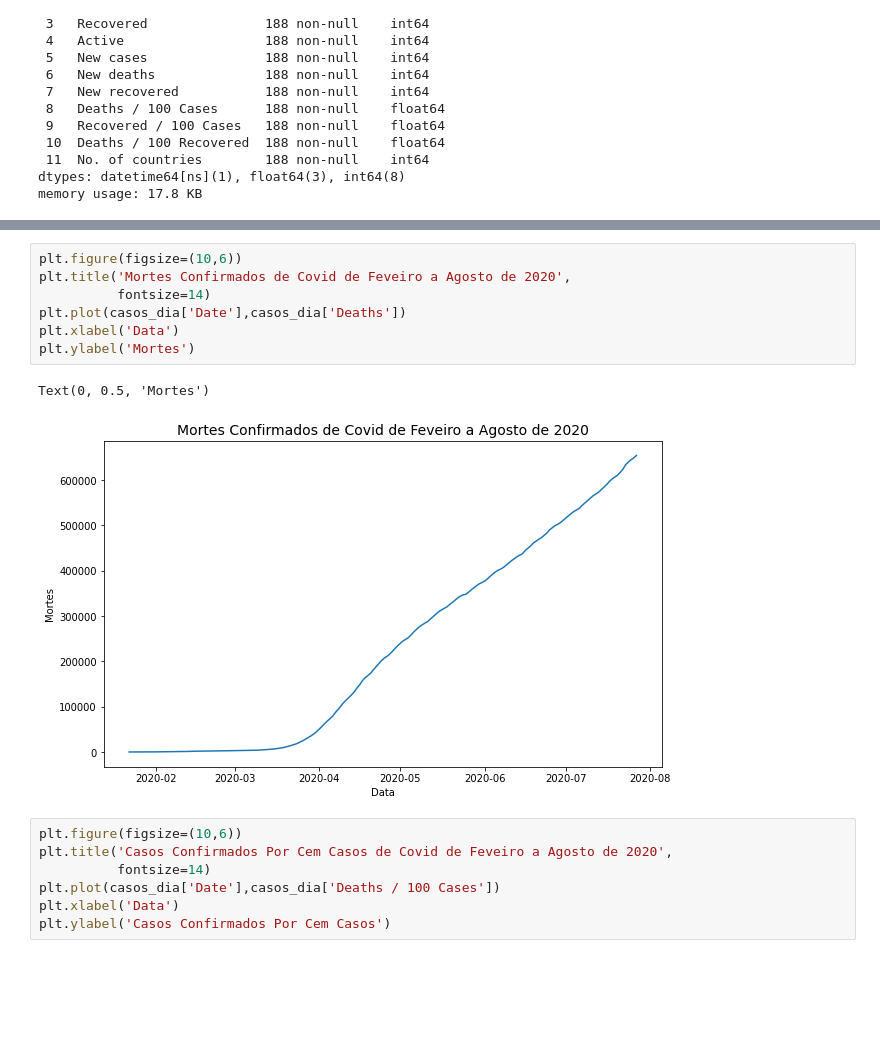
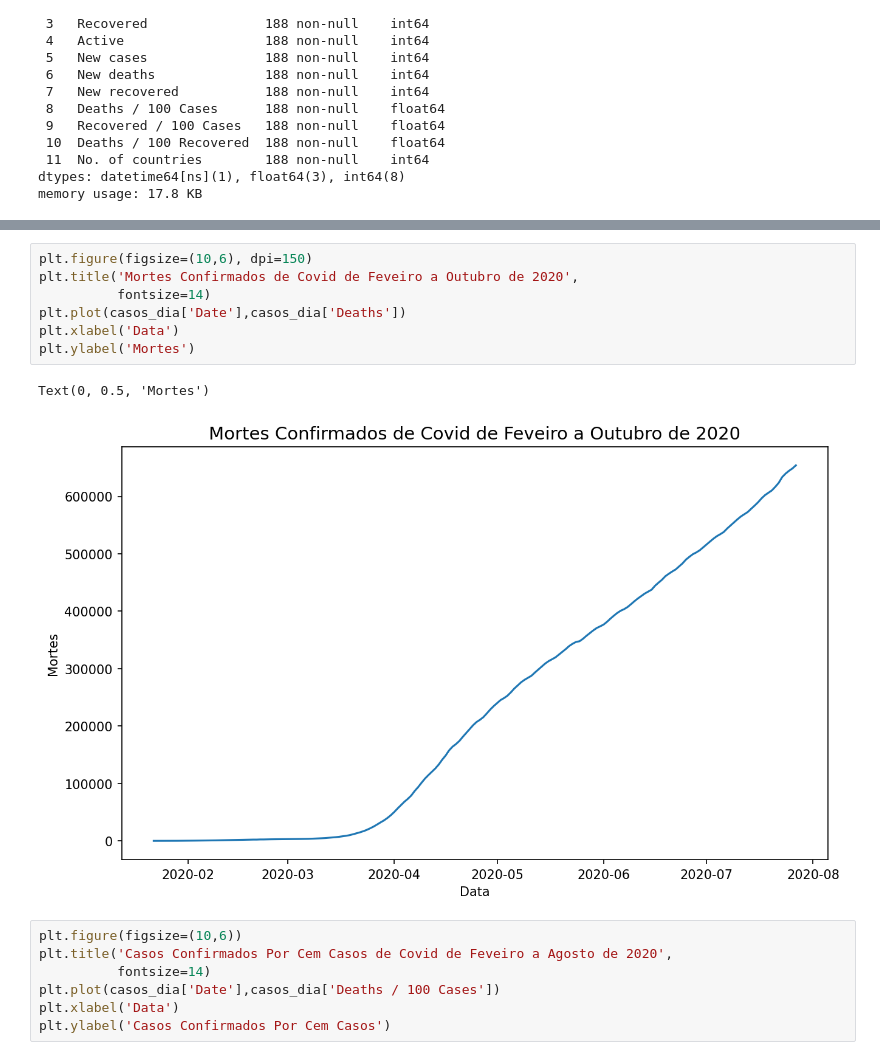
Before and after one commit to aaasatoou/bootcamp_blue_Projeto2, a Jupyter notebook: Notebooks/Sprint 1/Gustavo/Análise_Inicial.ipynb, the cells around one changed output, grey strips where cells are left out. Cells and saved outputs as stored; diff of their text form; blank space fills up the shorter version.

```diff
--- a/Notebooks/Sprint 1/Gustavo/Análise_Inicial.ipynb
+++ b/Notebooks/Sprint 1/Gustavo/Análise_Inicial.ipynb
@@ -245,13 +243,13 @@ Text(0, 0.5, 'Casos Confirmados')
 # %%
-plt.figure(figsize=(10,6))
-plt.title('Mortes Confirmados de Covid de Feveiro a Agosto de 2020',
+plt.figure(figsize=(10,6), dpi=150)
+plt.title('Mortes Confirmados de Covid de Feveiro a Outubro de 2020',
           fontsize=14)
 plt.plot(casos_dia['Date'],casos_dia['Deaths'])
 plt.xlabel('Data')
 plt.ylabel('Mortes')
 # %% [output]
 Text(0, 0.5, 'Mortes')
-[figure, old version]
+[figure, new version]
 # %%
 plt.figure(figsize=(10,6))
 plt.title('Casos Confirmados Por Cem Casos de Covid de Feveiro a Agosto de 2020',
```
Also changed, not shown: parts of 5 cells of this notebook.
